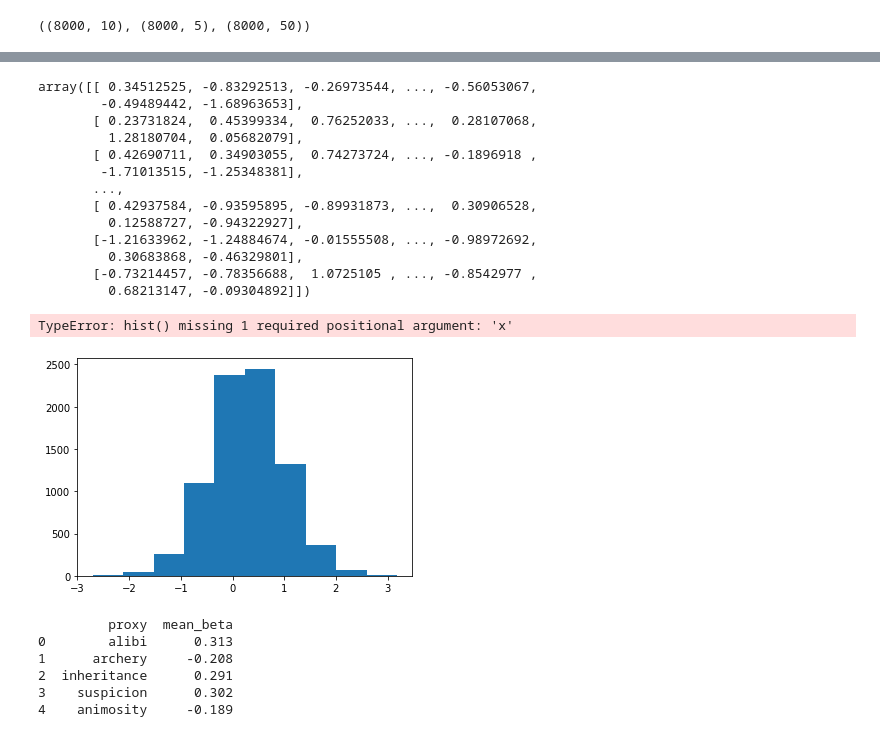
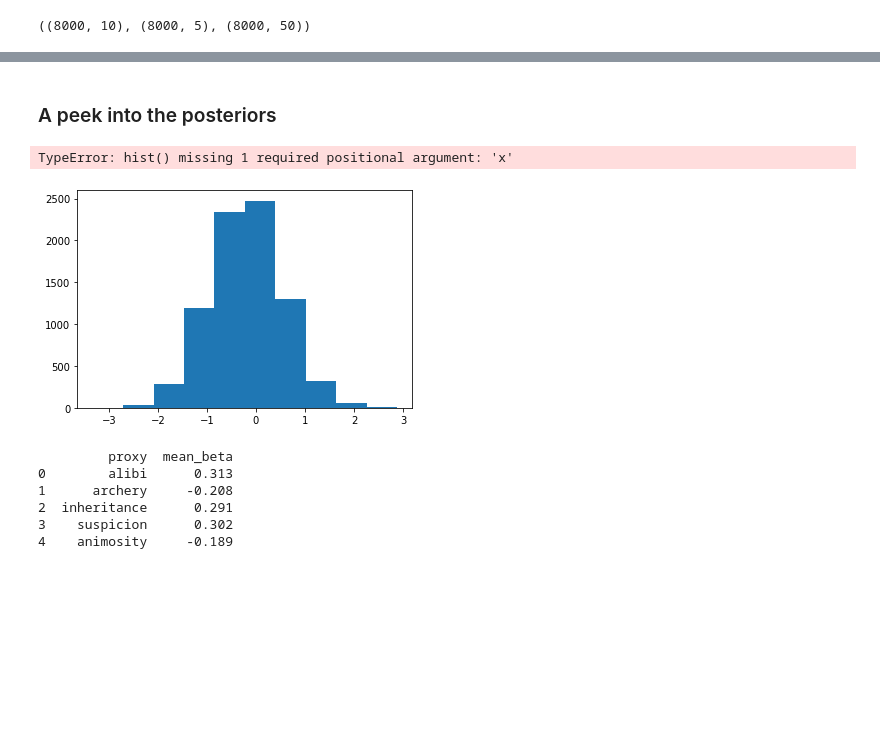
Before and after one commit to nityamd/MonteCarloMurderMystery-PyGothamTV2020, a Jupyter notebook: Monte Carlo Murder Mystery - Holmes Narrates.ipynb, the cells around one changed output, grey strips where cells are left out. Cells and saved outputs as stored; diff of their text form; code cells hidden in the pictures; blank space fills up the shorter version.

```diff
--- a/Monte Carlo Murder Mystery - Holmes Narrates.ipynb
+++ b/Monte Carlo Murder Mystery - Holmes Narrates.ipynb
@@ -115,13 +118,12 @@ observed_data = newdf['value']
 # %%
+observed_data = newdf['value']
 with model:
-    alpha = pm.Normal('alpha', mu = 0, sd = 1, shape=n_suspects)
-    beta = pm.Normal('beta', mu=0, sd=1, shape = n_proxies)
     idx1 = newdf.suspects.values
     idx2 = newdf.murder_proxy.values
-    culpability= pm.Deterministic('culpability', alpha[idx1] + beta[idx2])
+    contextual_culpability= pm.Deterministic('contextual_culpability', alpha[idx1] + beta[idx2])
     theta = pm.Deterministic('theta', pm.math.sigmoid(culpability))
     y = pm.Bernoulli('y', theta ,observed = observed_data)
-    trace_simple = pm.sample(2000, tune=2000, chains = 4)
+    trace = pm.sample(2000, tune=2000, chains = 4)
 # %% [output]
 Auto-assigning NUTS sampler...
 Initializing NUTS using jitter+adapt_diag...
@@ -157,25 +136,11 @@ print(results_df)
-# %%
-trace_simple['alpha']
-# %% [output]
-array([[ 0.34512525, -0.83292513, -0.26973544, ..., -0.56053067,
-        -0.49489442, -1.68963653],
-       [ 0.23731824,  0.45399334,  0.76252033, ...,  0.28107068,
-         1.28180704,  0.05682079],
-       [ 0.42690711,  0.34903055,  0.74273724, ..., -0.1896918 ,
-        -1.71013515, -1.25348381],
-       ...,
-       [ 0.42937584, -0.93595895, -0.89931873, ...,  0.30906528,
-         0.12588727, -0.94322927],
-       [-1.21633962, -1.24884674, -0.01555508, ..., -0.98972692,
-         0.30683868, -0.46329801],
-       [-0.73214457, -0.78356688,  1.0725105 , ..., -0.8542977 ,
-         0.68213147, -0.09304892]])
+# %% [markdown]
+### A peek into the posteriors
 # %%
-plt.hist(trace_simple['alpha'][:,0])
+plt.hist(trace['alpha'][:,1])
 plt.hist()
 # %% [output]
 TypeError: hist() missing 1 required positional argument: 'x'
-[figure, old version]
+[figure, new version]
 # %%
 mean_beta = [summarystats.loc['alpha['+ str(x)+ ']']['mean'] for x in range(0,5)]
 results_df_beta = pd.DataFrame({'proxy':['alibi', 'archery',
```
Also changed, not shown: parts of 25 cells of this notebook.
